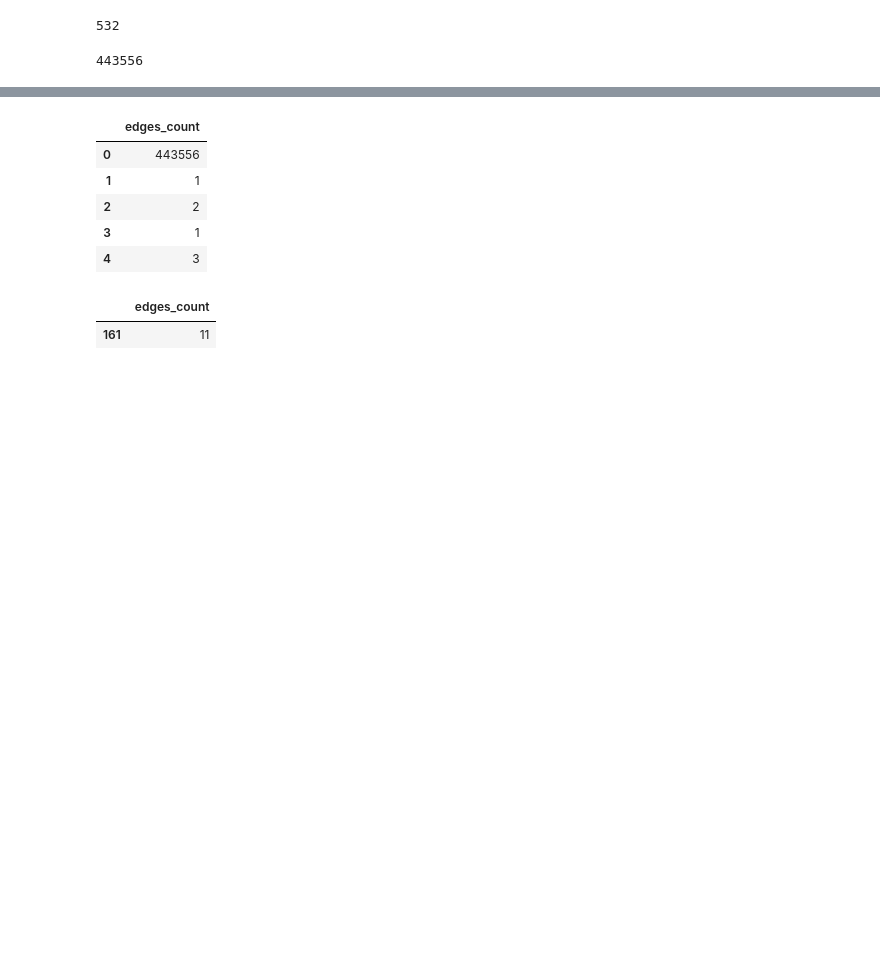
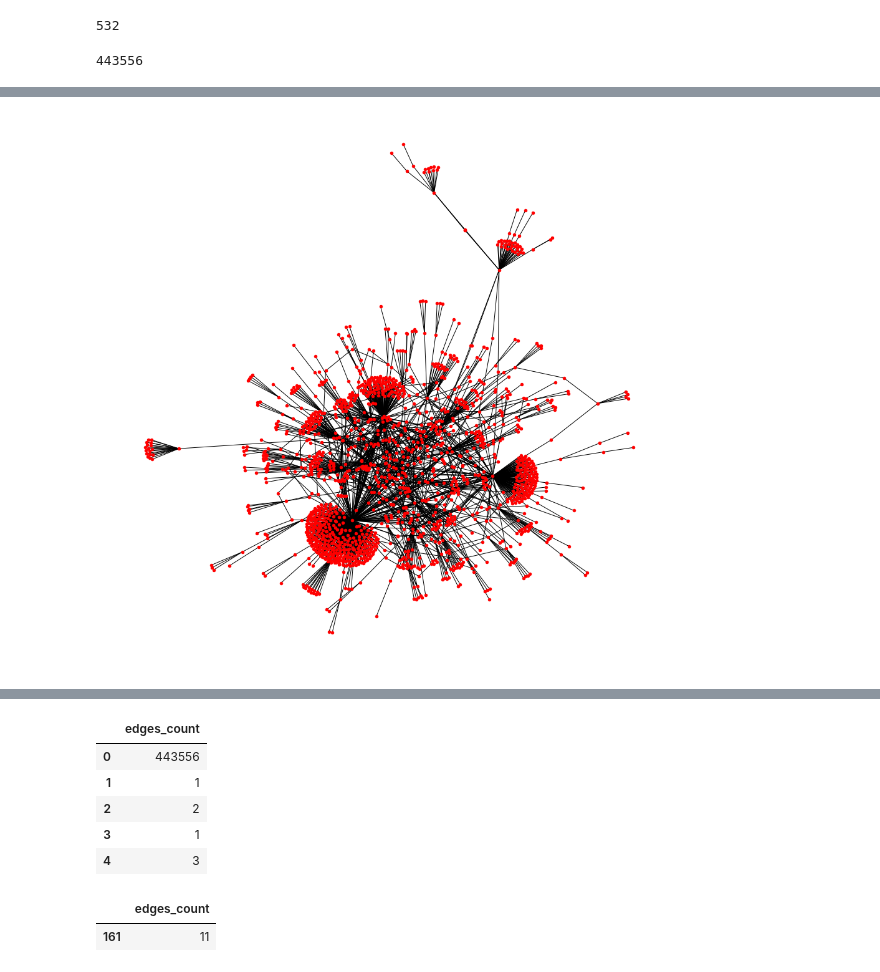
Before and after one commit to Ewen2015/DataScienceNotes, a Jupyter notebook: network/graphicML_dev_0517.ipynb, the cells around one changed output, grey strips where cells are left out. Cells and saved outputs as stored; diff of their text form; code cells hidden in the pictures; blank space fills up the shorter version.

```diff
--- a/network/graphicML_dev_0517.ipynb
+++ b/network/graphicML_dev_0517.ipynb
@@ -63,0 +147,5 @@ graphs[0].number_of_edges()
+# %%
+plt.figure(figsize=(12,12))
+foo(18)
+# %% [output]
+[figure, added]
```
Also changed, not shown: parts of 34 cells of this notebook, 8 other files.
